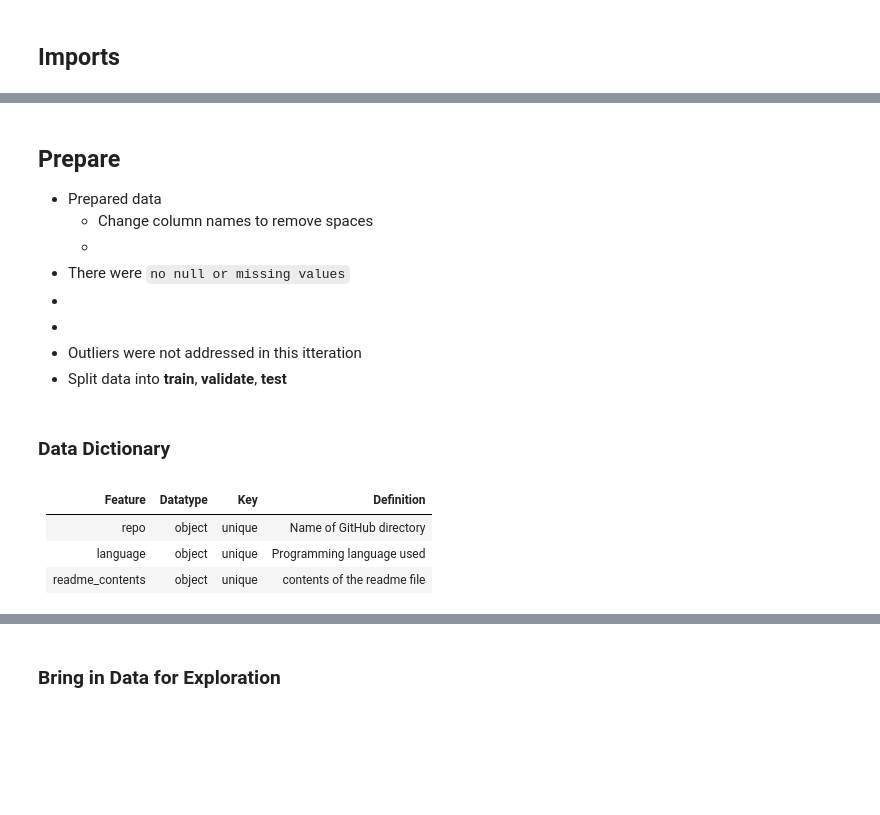
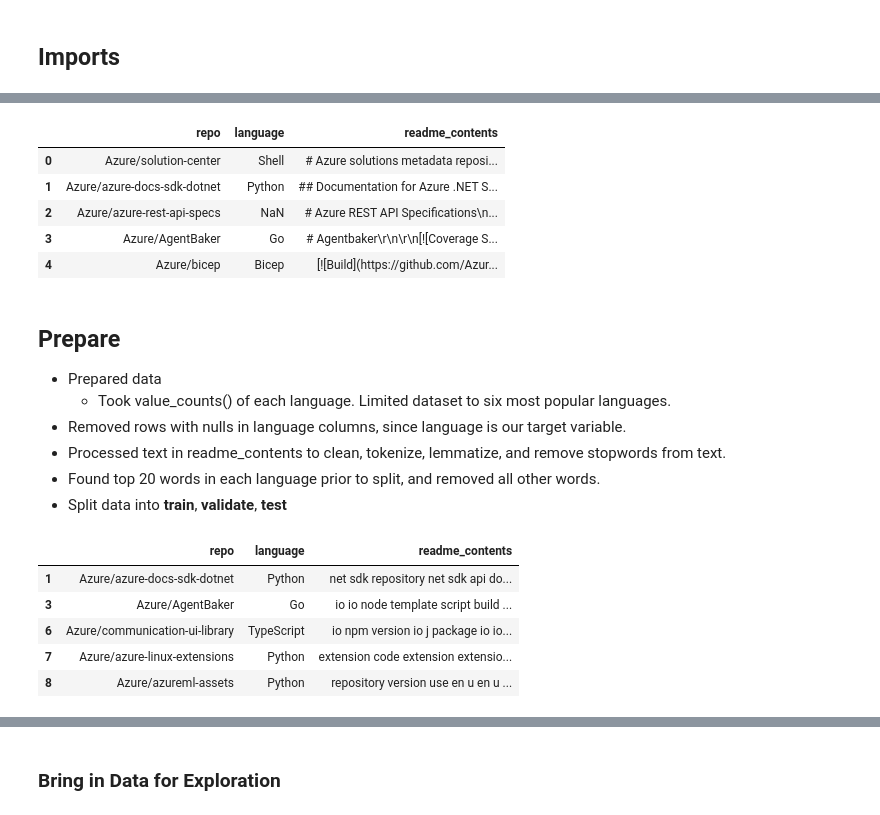
Before and after one commit to scoson-barsco/nlp-project, a Jupyter notebook: final_report .ipynb, the cells around one changed output, grey strips where cells are left out. Cells and saved outputs as stored; diff of their text form; code cells hidden in the pictures; blank space fills up the shorter version.

```diff
--- a/final_report .ipynb
+++ b/final_report .ipynb
@@ -46,19 +78,33 @@ import functions
+# %%
+#Sneak peek
+
+data.head()
+# %% [output]
+|  | repo | language | readme_contents |
+| 0 | Azure/solution-center | Shell | # Azure solutions metadata reposi... |
+| 1 | Azure/azure-docs-sdk-dotnet | Python | ## Documentation for Azure .NET S... |
+| 2 | Azure/azure-rest-api-specs | NaN | # Azure REST API Specifications\n... |
+| 3 | Azure/AgentBaker | Go | # Agentbaker\r\n\r\n[![Coverage S... |
+| 4 | Azure/bicep | Bicep | [![Build](https://github.com/Azur... |
 # %% [markdown]
 ## Prepare
 
 * Prepared data
-    * Change column names to remove spaces
-    *
-* There were `no null or missing values`
-*
-*
-* Outliers were not addressed in this itteration
+    * Took value_counts() of each language. Limited dataset to six most popular languages.
+* Removed rows with nulls in language columns, since language is our target variable.
+* Processed text in readme_contents to clean, tokenize, lemmatize, and remove stopwords from text.
+* Found top 20 words in each language prior to split, and removed all other words.
 * Split data into **train**, **validate**, **test**
-# %% [markdown]
-### Data Dictionary
-# %% [markdown]
-| Feature | Datatype | Key | Definition |
-|---|---|---|---|
-| repo | object | unique | Name of GitHub directory |
-| language | object | unique | Programming language used |
-| readme_contents | object | unique  | contents of the readme file  |
+# %%
+#Clean data, process text
+
+data = wrangle.clean_repos(data)
+
+data.head()
+# %% [output]
+|  | repo | language | readme_contents |
+| 1 | Azure/azure-docs-sdk-dotnet | Python | net sdk repository net sdk api do... |
+| 3 | Azure/AgentBaker | Go | io io node template script build ... |
+| 6 | Azure/communication-ui-library | TypeScript | io npm version io j package io io... |
+| 7 | Azure/azure-linux-extensions | Python | extension code extension extensio... |
+| 8 | Azure/azureml-assets | Python | repository version use en u en u ... |
```
Also changed, not shown: parts of 32 cells of this notebook, 5 other files.
